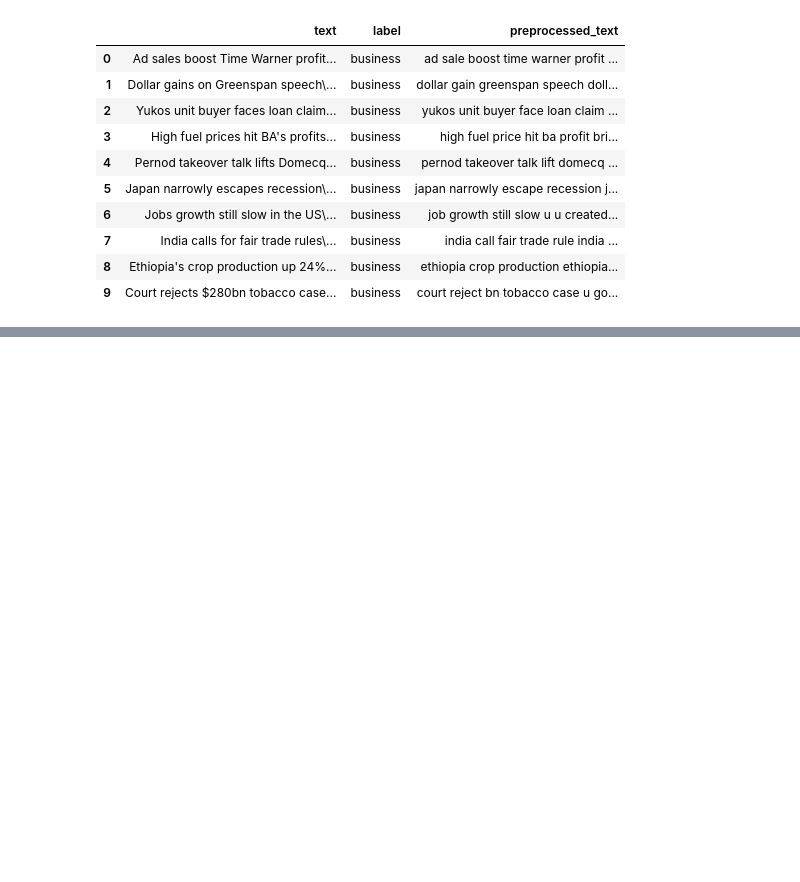
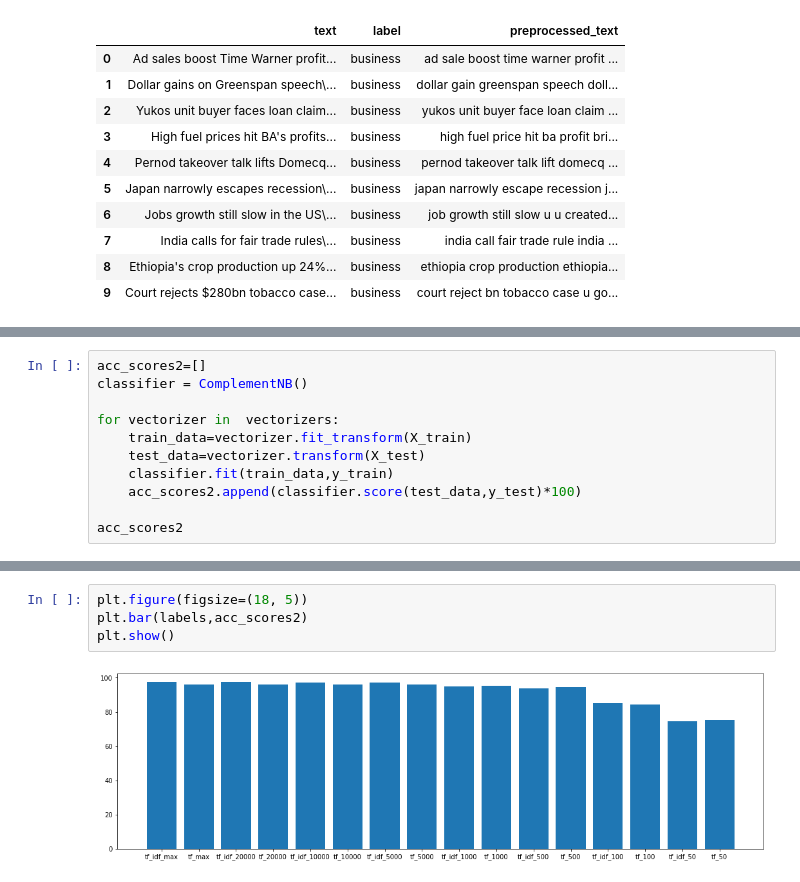
Before and after one commit to darkosarajkic997/NewsClassification, a Jupyter notebook: NewsClassification.ipynb, the cells around one changed output, grey strips where cells are left out. Saved outputs shown, nothing was run; the diff lists cells and outputs as text; blank space fills up the shorter version.

```diff
--- a/NewsClassification.ipynb
+++ b/NewsClassification.ipynb
@@ -147,0 +171,11 @@ clf.score(X_test,y_test)
+# %%
+acc_scores2=[]
+classifier = ComplementNB()
+
+for vectorizer in  vectorizers:
+    train_data=vectorizer.fit_transform(X_train)
+    test_data=vectorizer.transform(X_test)
+    classifier.fit(train_data,y_train)
+    acc_scores2.append(classifier.score(test_data,y_test)*100)
+
+acc_scores2
@@ -147,0 +199,6 @@ clf.score(X_test,y_test)
+# %%
+plt.figure(figsize=(18, 5))
+plt.bar(labels,acc_scores2)
+plt.show()
+# %% [output]
+[figure, added]
```
Also changed, not shown: parts of 41 cells of this notebook.
